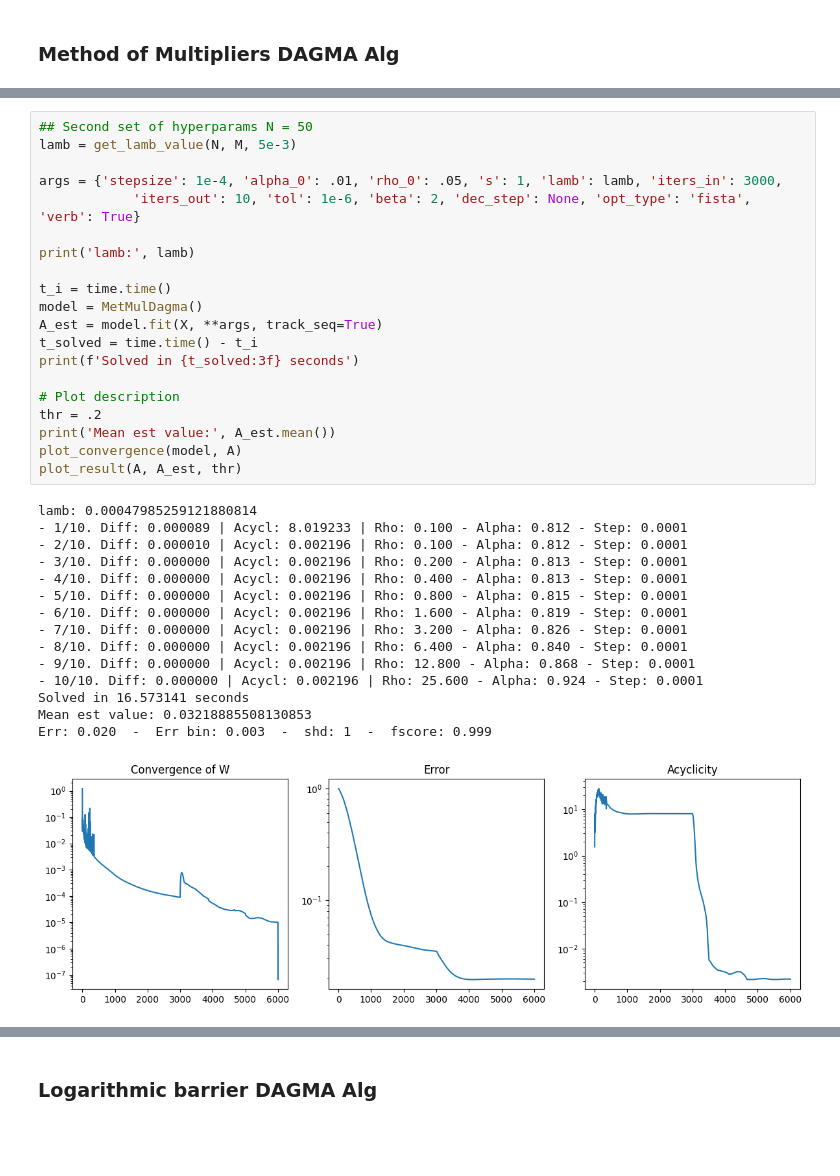
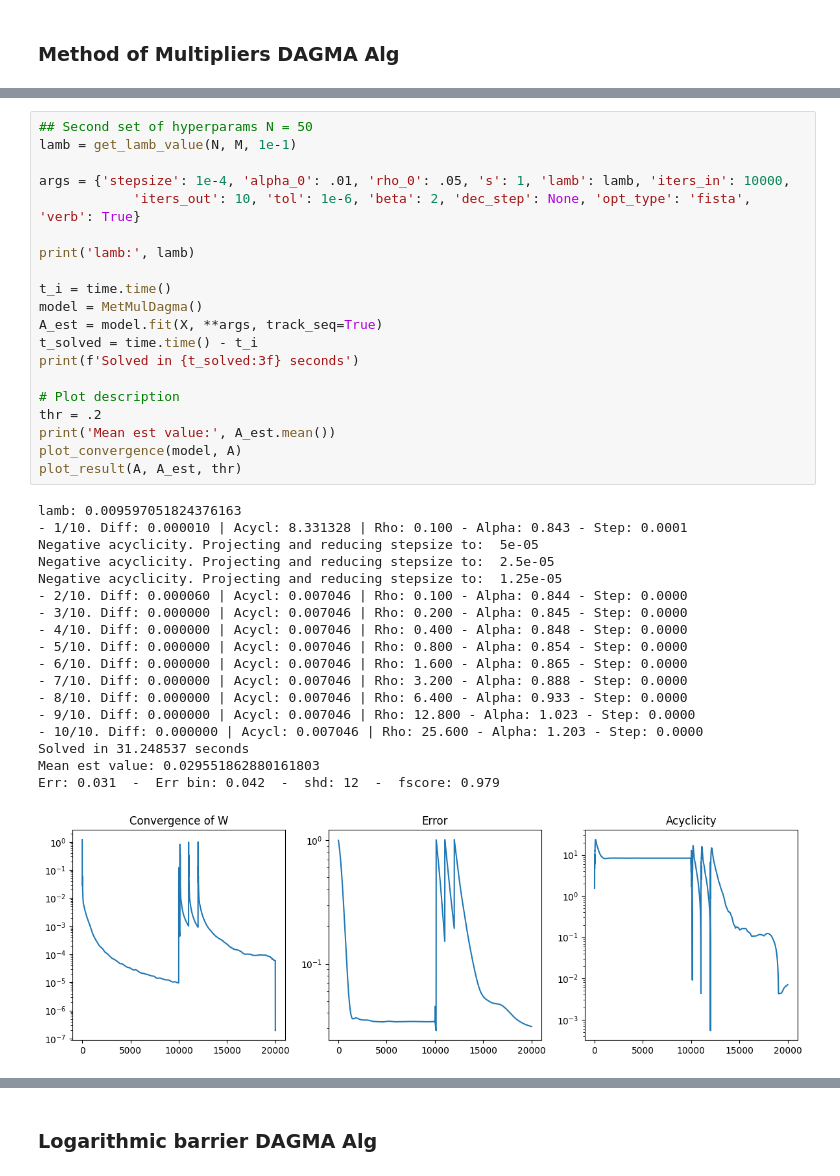
Before and after one commit to reysam93/cvx_dag_learning, a Jupyter notebook: preliminary_exp.ipynb, the cells around one changed output, grey strips where cells are left out. Drawn from its saved outputs; the diff is of its cells as text; blank space fills up the shorter version.

```diff
--- a/preliminary_exp.ipynb
+++ b/preliminary_exp.ipynb
@@ -268,36 +291,39 @@ Err: 0.026  -  Err bin: 0.010  -  shd: 4  -  fscore: 0.995
 # %%
 ## Second set of hyperparams N = 50
-lamb = get_lamb_value(N, M, 5e-3)
+lamb = get_lamb_value(N, M, 1e-1)
 
-args = {'stepsize': 1e-4, 'alpha_0': .01, 'rho_0': .05, 's': 1, 'lamb': lamb, 'iters_in': 3000,
+args = {'stepsize': 1e-4, 'alpha_0': .01, 'rho_0': .05, 's': 1, 'lamb': lamb, 'iters_in': 10000,
             'iters_out': 10, 'tol': 1e-6, 'beta': 2, 'dec_step': None, 'opt_type': 'fista', 'verb': True}
 
 print('lamb:', lamb)
 
 t_i = time.time()
 model = MetMulDagma()
 A_est = model.fit(X, **args, track_seq=True)
 t_solved = time.time() - t_i
 print(f'Solved in {t_solved:3f} seconds')
 
 # Plot description
 thr = .2
 print('Mean est value:', A_est.mean())
 plot_convergence(model, A)
 plot_result(A, A_est, thr)
 # %% [output]
-lamb: 0.00047985259121880814
-- 1/10. Diff: 0.000089 | Acycl: 8.019233 | Rho: 0.100 - Alpha: 0.812 - Step: 0.0001
-- 2/10. Diff: 0.000010 | Acycl: 0.002196 | Rho: 0.100 - Alpha: 0.812 - Step: 0.0001
-- 3/10. Diff: 0.000000 | Acycl: 0.002196 | Rho: 0.200 - Alpha: 0.813 - Step: 0.0001
-- 4/10. Diff: 0.000000 | Acycl: 0.002196 | Rho: 0.400 - Alpha: 0.813 - Step: 0.0001
-- 5/10. Diff: 0.000000 | Acycl: 0.002196 | Rho: 0.800 - Alpha: 0.815 - Step: 0.0001
-- 6/10. Diff: 0.000000 | Acycl: 0.002196 | Rho: 1.600 - Alpha: 0.819 - Step: 0.0001
-- 7/10. Diff: 0.000000 | Acycl: 0.002196 | Rho: 3.200 - Alpha: 0.826 - Step: 0.0001
-- 8/10. Diff: 0.000000 | Acycl: 0.002196 | Rho: 6.400 - Alpha: 0.840 - Step: 0.0001
-- 9/10. Diff: 0.000000 | Acycl: 0.002196 | Rho: 12.800 - Alpha: 0.868 - Step: 0.0001
-- 10/10. Diff: 0.000000 | Acycl: 0.002196 | Rho: 25.600 - Alpha: 0.924 - Step: 0.0001
-Solved in 16.573141 seconds
-Mean est value: 0.03218885508130853
-Err: 0.020  -  Err bin: 0.003  -  shd: 1  -  fscore: 0.999
+lamb: 0.009597051824376163
+- 1/10. Diff: 0.000010 | Acycl: 8.331328 | Rho: 0.100 - Alpha: 0.843 - Step: 0.0001
+Negative acyclicity. Projecting and reducing stepsize to:  5e-05
+Negative acyclicity. Projecting and reducing stepsize to:  2.5e-05
+Negative acyclicity. Projecting and reducing stepsize to:  1.25e-05
+- 2/10. Diff: 0.000060 | Acycl: 0.007046 | Rho: 0.100 - Alpha: 0.844 - Step: 0.0000
+- 3/10. Diff: 0.000000 | Acycl: 0.007046 | Rho: 0.200 - Alpha: 0.845 - Step: 0.0000
+- 4/10. Diff: 0.000000 | Acycl: 0.007046 | Rho: 0.400 - Alpha: 0.848 - Step: 0.0000
+- 5/10. Diff: 0.000000 | Acycl: 0.007046 | Rho: 0.800 - Alpha: 0.854 - Step: 0.0000
+- 6/10. Diff: 0.000000 | Acycl: 0.007046 | Rho: 1.600 - Alpha: 0.865 - Step: 0.0000
+- 7/10. Diff: 0.000000 | Acycl: 0.007046 | Rho: 3.200 - Alpha: 0.888 - Step: 0.0000
+- 8/10. Diff: 0.000000 | Acycl: 0.007046 | Rho: 6.400 - Alpha: 0.933 - Step: 0.0000
+- 9/10. Diff: 0.000000 | Acycl: 0.007046 | Rho: 12.800 - Alpha: 1.023 - Step: 0.0000
+- 10/10. Diff: 0.000000 | Acycl: 0.007046 | Rho: 25.600 - Alpha: 1.203 - Step: 0.0000
+Solved in 31.248537 seconds
+Mean est value: 0.029551862880161803
+Err: 0.031  -  Err bin: 0.042  -  shd: 12  -  fscore: 0.979
-[figure, old version]
+[figure, new version]
```
Also changed, not shown: parts of 15 cells of this notebook, 5 other files.
